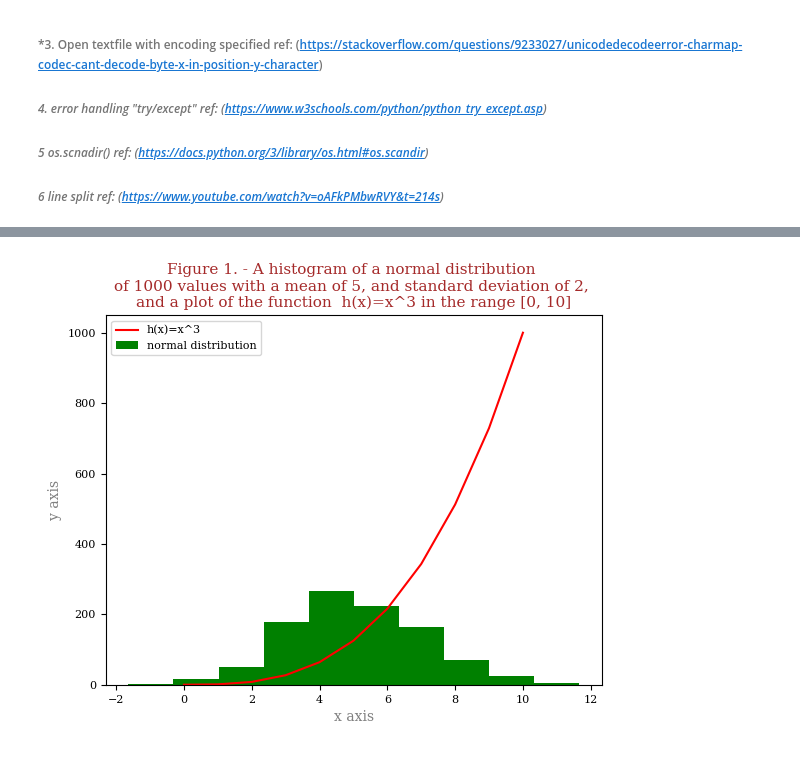
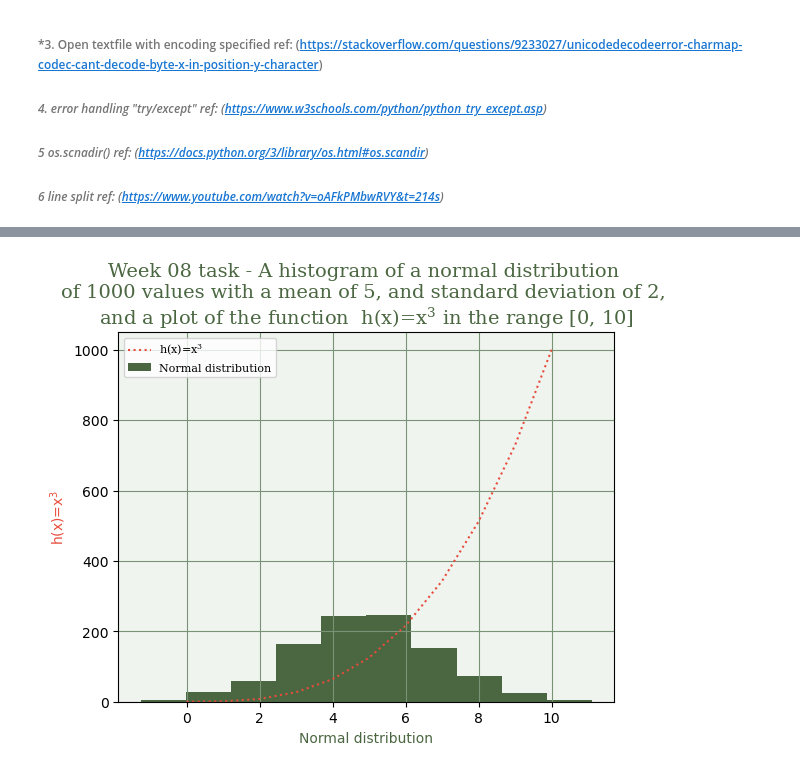
Before and after one commit to noyo0/pands-problem-sheet, a Jupyter notebook: ReadMe_JUPY.ipynb, the cells around one changed output, grey strips where cells are left out. Saved outputs shown, nothing was run; the diff lists cells and outputs as text; code cells hidden in the pictures.

Commit message:
pimp up the plot

```diff
--- a/ReadMe_JUPY.ipynb
+++ b/ReadMe_JUPY.ipynb
@@ -336,40 +337,42 @@ A legend is configured to the plot with labels for the histogram and function h(
 # %%
 import numpy as np
 import matplotlib.pyplot as plt
 
 numbers = np.random.normal(5,2,1000) # 1000 values with a mean of 5 and standard deviation of 2
-
 # ------ h(x)=x**3--------------->
 xcubed=[]
 for i in range(0,11):
     x=i**3
     xcubed.append(x)
 #---------------------------------I
-#-----------def plot font styles------------------------------>
+#-----------def plot styles------------------------------>
+ax=plt.axes()
+ax.set_facecolor("#F0F4EF")
+plt.grid(True, color="#799377")
 small = 8
 med = 10
 big = 14
-plt.rc('font', size=small)          # controls default text sizes
-plt.rc('axes', titlesize=small)     # fontsize of the axes title
-plt.rc('axes', labelsize=med)    # fontsize of the x and y labels
-plt.rc('xtick', labelsize=small)    # fontsize of the tick labels
-plt.rc('ytick', labelsize=small)    # fontsize of the tick labels
-plt.rc('legend', fontsize=small)    # legend fontsize
-plt.rc('font', family='serif')          # controls default text style
-specfont1 = {'family':'serif','color':'brown','size':11}
+plt.rc("font", size=small)          # controls default text sizes
+plt.rc("axes", titlesize=small)     # fontsize of the axes title
+plt.rc("axes", labelsize=med)    # fontsize of the x and y labels
+plt.rc("xtick", labelsize=small)    # fontsize of the tick labels
+plt.rc("ytick", labelsize=small)    # fontsize of the tick labels
+plt.rc("legend", fontsize=small)    # legend fontsize
+plt.rc("font", family="serif")          # controls default text style
+specfont1 = {"family":"serif","color":"#4a6741","size":14}
 #--------------------------------------------------------------I
 #---------------labels---------------------->
-plt.title("""Figure 1. - A histogram of a normal distribution
+plt.title("""Week 08 task - A histogram of a normal distribution
 of 1000 values with a mean of 5, and standard deviation of 2,
-and a plot of the function  h(x)=x^3 in the range [0, 10]""", fontdict=specfont1)
-plt.xlabel("x axis",color="grey")
-plt.ylabel("y axis", color="grey")
+and a plot of the function  h(x)=$\mathregular{x^3}$ in the range [0, 10]""", fontdict=specfont1)
+plt.xlabel("Normal distribution",color="#4a6741")
+plt.ylabel("h(x)=$\mathregular{x^3}$", color="#E74C3C")
 #-------------------------------------------I
-#--------plot data ----------->
-plt.hist(numbers,color='green')
-plt.plot(xcubed,color="red")
+#--------plotting ----------->
+plt.hist(numbers,color="#4a6741")
+plt.plot(xcubed,color="#E74C3C",linestyle="dotted")
 #-----------------------------I
-plt.legend(["h(x)=x^3","normal distribution"])
+plt.legend(["h(x)=$\mathregular{x^3}$","Normal distribution"])
 plt.show()
 # %% [output]
-[figure, old version]
+[figure, new version]
```
Also changed, not shown: parts of 1 cell of this notebook, 2 other files.
